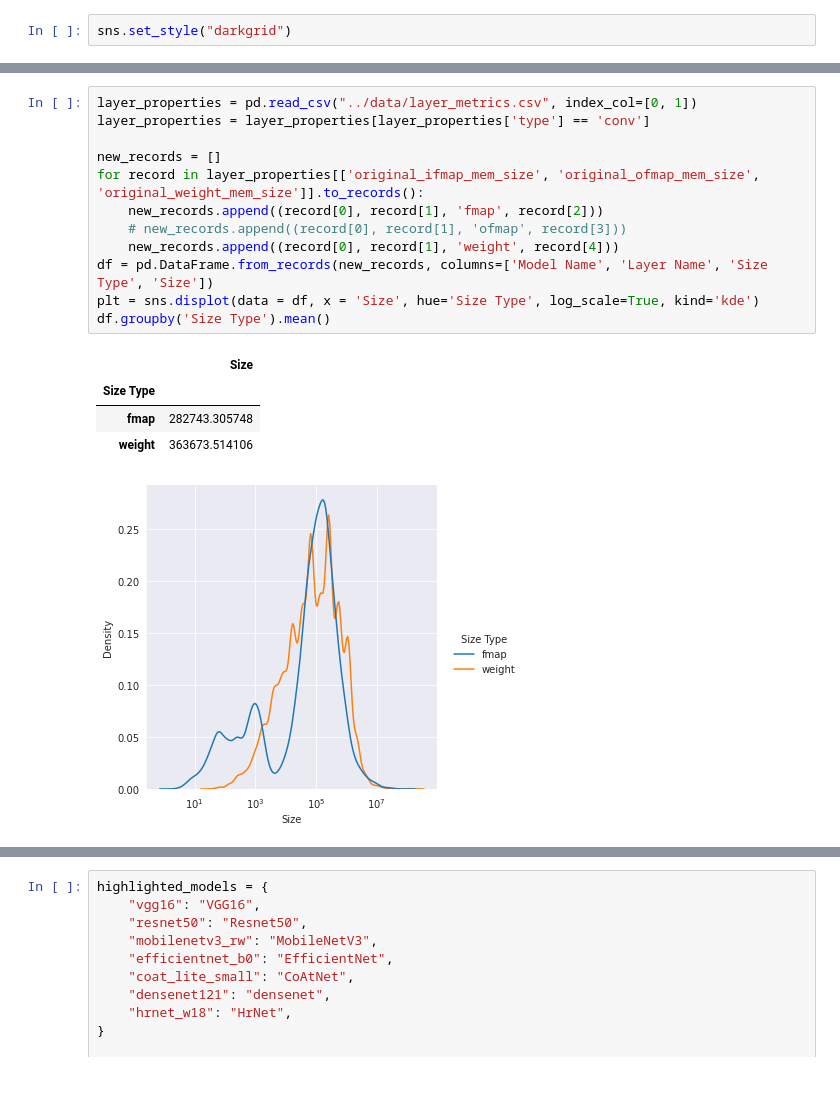
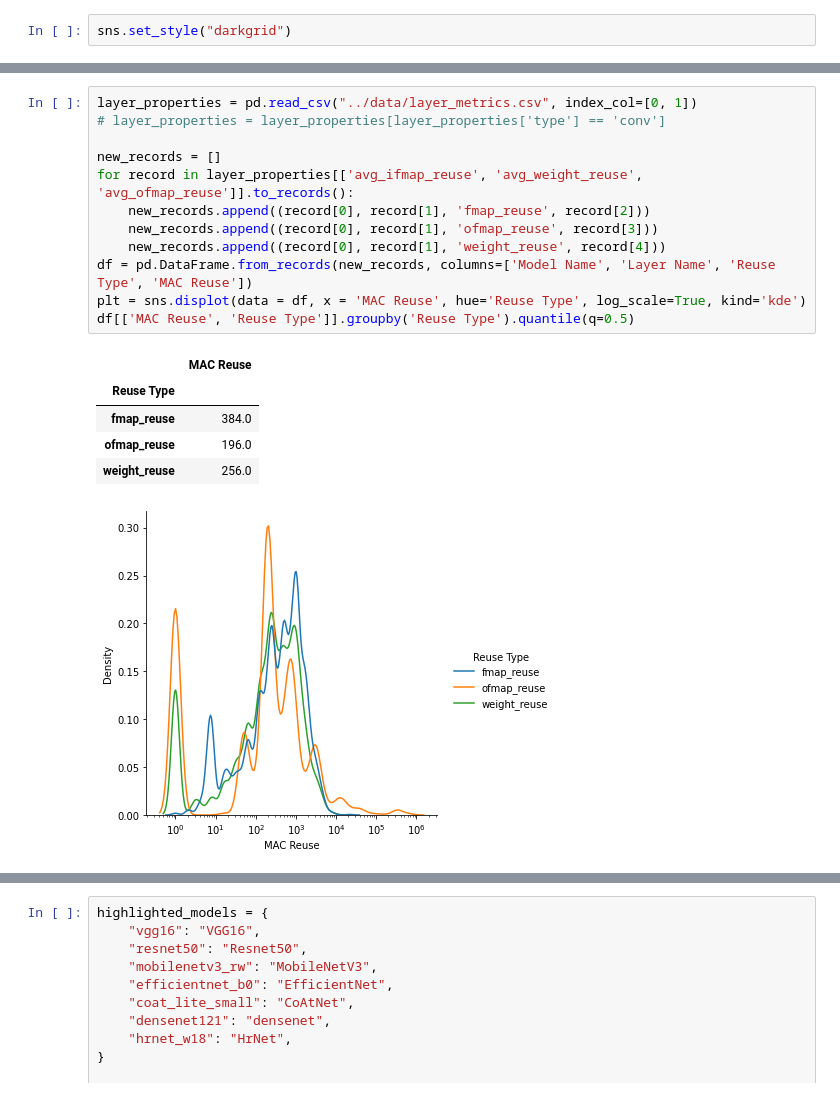
Before and after one commit to asultan123/hero-sim, a Jupyter notebook: scripts/macro_stats.ipynb, the cells around one changed output, grey strips where cells are left out. Cells and saved outputs as stored; diff of their text form.

Commit message:
new figures

```diff
--- a/scripts/macro_stats.ipynb
+++ b/scripts/macro_stats.ipynb
@@ -142,18 +52,19 @@ Text(0.5, 1.0, 'Ifmap/Ofmap/Weight Reuse Trend Per Element Loaded On Chip')
 # %%
 layer_properties = pd.read_csv("../data/layer_metrics.csv", index_col=[0, 1])
-layer_properties = layer_properties[layer_properties['type'] == 'conv']
+# layer_properties = layer_properties[layer_properties['type'] == 'conv']
 
 new_records = []
-for record in layer_properties[['original_ifmap_mem_size', 'original_ofmap_mem_size', 'original_weight_mem_size']].to_records():
-    new_records.append((record[0], record[1], 'fmap', record[2]))
-    # new_records.append((record[0], record[1], 'ofmap', record[3]))
-    new_records.append((record[0], record[1], 'weight', record[4]))
-df = pd.DataFrame.from_records(new_records, columns=['Model Name', 'Layer Name', 'Size Type', 'Size'])
-plt = sns.displot(data = df, x = 'Size', hue='Size Type', log_scale=True, kind='kde')
-df.groupby('Size Type').mean()
+for record in layer_properties[['avg_ifmap_reuse', 'avg_weight_reuse', 'avg_ofmap_reuse']].to_records():
+    new_records.append((record[0], record[1], 'fmap_reuse', record[2]))
+    new_records.append((record[0], record[1], 'ofmap_reuse', record[3]))
+    new_records.append((record[0], record[1], 'weight_reuse', record[4]))
+df = pd.DataFrame.from_records(new_records, columns=['Model Name', 'Layer Name', 'Reuse Type', 'MAC Reuse'])
+plt = sns.displot(data = df, x = 'MAC Reuse', hue='Reuse Type', log_scale=True, kind='kde')
+df[['MAC Reuse', 'Reuse Type']].groupby('Reuse Type').quantile(q=0.5)
 # %% [output]
-|  | Size |
-| Size Type |  |
-| fmap | 282743.305748 |
-| weight | 363673.514106 |
+|  | MAC Reuse |
+| Reuse Type |  |
+| fmap_reuse | 384.0 |
+| ofmap_reuse | 196.0 |
+| weight_reuse | 256.0 |
-[figure, old version]
+[figure, new version]
```
Also changed, not shown: parts of 16 cells of this notebook.
